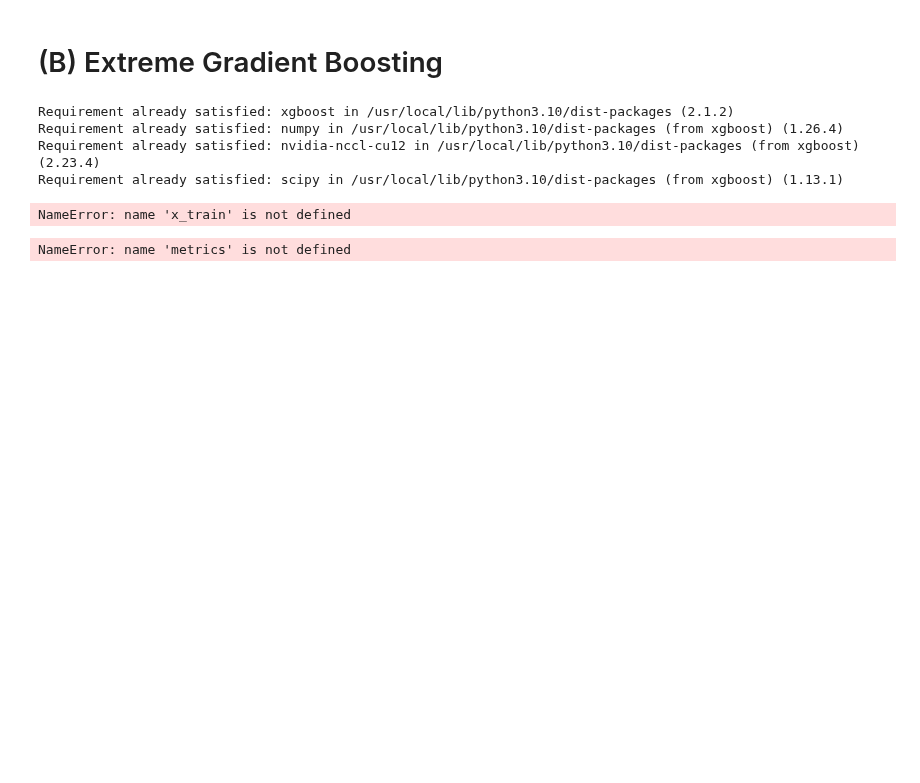
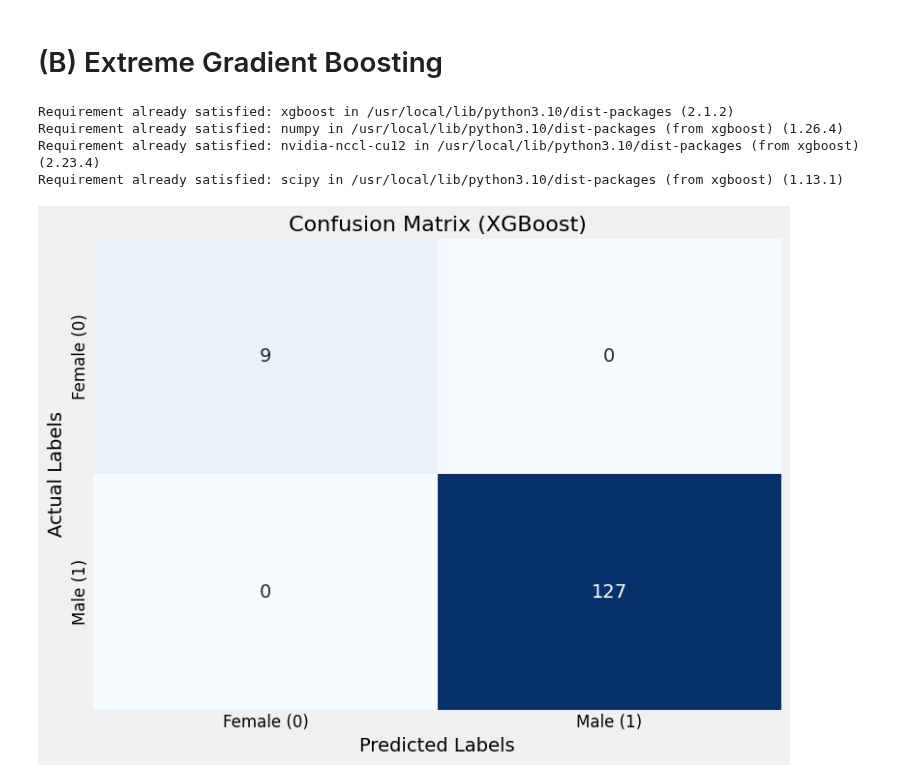
Before and after one commit to Geez-l/litoX, a Jupyter notebook: SP_ML/litox_ML.ipynb, the cells around one changed output. Drawn from its saved outputs; the diff is of its cells as text; code cells hidden in the pictures; blank space fills up the shorter version.

```diff
--- a/SP_ML/litox_ML.ipynb
+++ b/SP_ML/litox_ML.ipynb
@@ -266,22 +239,32 @@ Requirement already satisfied: scipy in /usr/local/lib/python3.10/dist-packages
 from xgboost import XGBClassifier
 # %%
 # Initialize the XGBoost model
-xgb_model = XGBClassifier(use_label_encoder=False, eval_metric='logloss', random_state=42)
+xgb_model = XGBClassifier(eval_metric='logloss', random_state=42)
 
 xgb_model.fit(x_train, y_train)
 y_pred_xgb = xgb_model.predict(x_test)
 
 # Predict probabilities for ROC curve
 y_pred_proba_xgb = xgb_model.predict_proba(x_test)[:, 1]
-# %% [output]
-NameError: name 'x_train' is not defined
-# %%
-# Confusion Matrix
-cnf_matrix_xgb = metrics.confusion_matrix(y_test, y_pred_xgb)
-print("Confusion Matrix (XGBoost):")
-print(cnf_matrix_xgb)
-# %% [output]
-NameError: name 'metrics' is not defined
+# %%
+# Confusion Matrix
+cnf_matrix_xgb = metrics.confusion_matrix(y_test, y_pred_xgb)
+
+# Plotting
+class_names = ['Female (0)', 'Male (1)']
+fig, ax = plt.subplots(figsize=(8, 6))
+sns.heatmap(cnf_matrix_xgb, annot=True, fmt='g', cmap='Blues', cbar=False, annot_kws={"size": 14})
+ax.set_title('Confusion Matrix (XGBoost)', fontsize=16)
+ax.set_xlabel('Predicted Labels', fontsize=14)
+ax.set_ylabel('Actual Labels', fontsize=14)
+ax.set_xticks(np.arange(len(class_names)) + 0.5)
+ax.set_xticklabels(class_names, fontsize=12)
+ax.set_yticks(np.arange(len(class_names)) + 0.5)
+ax.set_yticklabels(class_names, fontsize=12)
+plt.tight_layout()
+plt.show()
+# %% [output]
+[figure, added]
 # %%
 # Classification Report
 print("\nClassification Report (XGBoost):")
```
Also changed, not shown: parts of 17 cells of this notebook.
